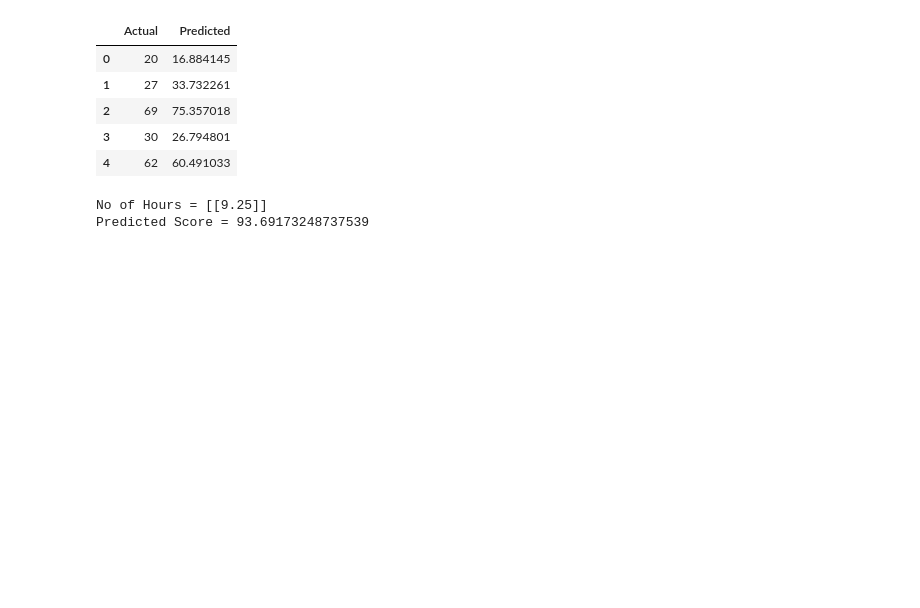
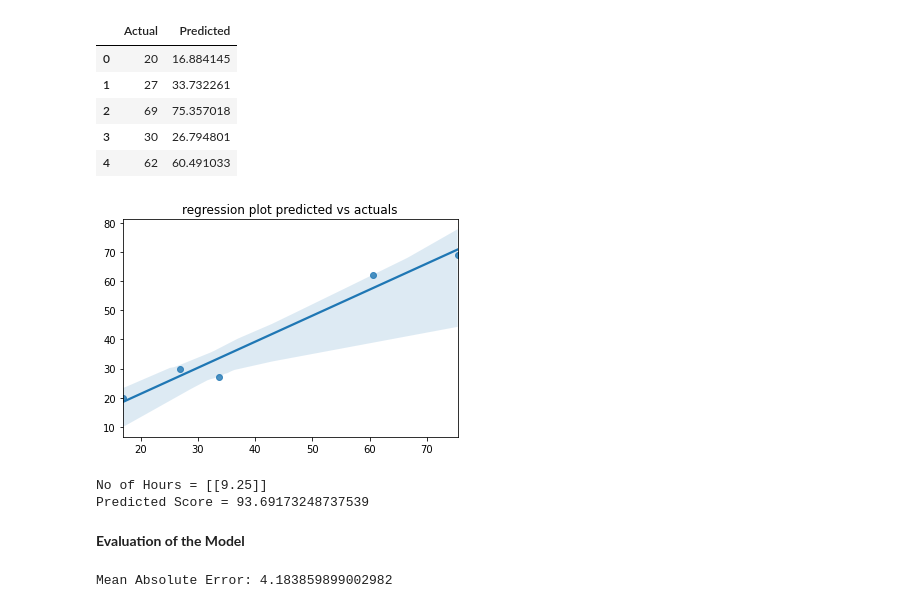
Before and after one commit to ChitraHere/The-Sparks-Foundation-GRIP, a Jupyter notebook: Task2_Supervised_Machine_Learning.ipynb, the cells around one changed output. Drawn from its saved outputs; the diff is of its cells as text; code cells hidden in the pictures; blank space fills up the shorter version.

```diff
--- a/Task2_Supervised_Machine_Learning.ipynb
+++ b/Task2_Supervised_Machine_Learning.ipynb
@@ -97,6 +99,12 @@ df
 | 2 | 69 | 75.357018 |
 | 3 | 30 | 26.794801 |
 | 4 | 62 | 60.491033 |
+# %%
+sn.regplot(y_pred,y_test)
+plt.title("regression plot predicted vs actuals")
+plt.show()
+# %% [output]
+[figure, added]
 # %%
 # You can also test with your own data
 hours = [[9.25]]
@@ -106,3 +114,10 @@ print("Predicted Score = {}".format(own_pred[0]))
 # %% [output]
 No of Hours = [[9.25]]
 Predicted Score = 93.69173248737539
+# %% [markdown]
+**Evaluation of the Model**
+# %%
+from sklearn import metrics
+print('Mean Absolute Error:', metrics.mean_absolute_error(y_test, y_pred))
+# %% [output]
+Mean Absolute Error: 4.183859899002982
```
Also changed, not shown: parts of 12 cells of this notebook.
